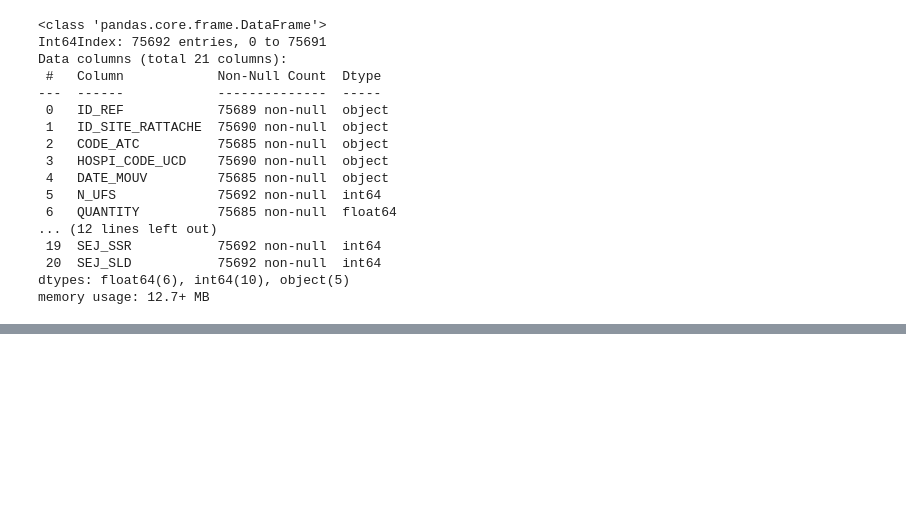
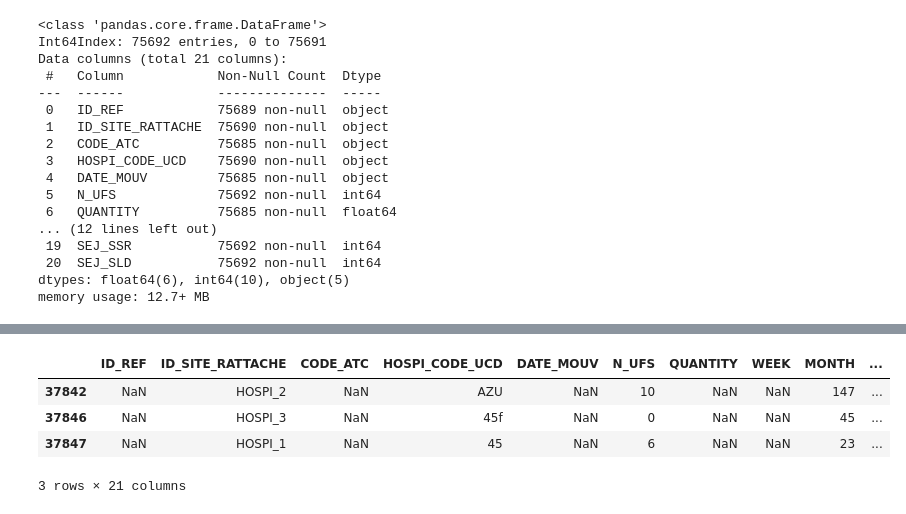
Before and after one commit to douglasmmachado/MedicineConsumption, a Jupyter notebook: Exploratory_Data_Analysis.ipynb, the cells around one changed output, grey strips where cells are left out. Cells and saved outputs as stored; diff of their text form; code cells hidden in the pictures; blank space fills up the shorter version.

```diff
--- a/Exploratory_Data_Analysis.ipynb
+++ b/Exploratory_Data_Analysis.ipynb
@@ -89 +97,4 @@ Warning: Total number of columns (21) exceeds max_columns (20) limiting to first
+# %%
+#Drop duplicates
+df = df.drop_duplicates()
 # %% [markdown]
@@ -122,0 +142,8 @@ non_null = df.HOSPI_CODE_UCD.count()
+# %%
+df[df['ID_REF'].isna()]
+# %% [output]
+|  | ID_REF | ID_SITE_RATTACHE | CODE_ATC | HOSPI_CODE_UCD | DATE_MOUV | N_UFS | QUANTITY | WEEK | MONTH | ... |
+| 37842 | NaN | HOSPI_2 | NaN | AZU | NaN | 10 | NaN | NaN | 147 | ... |
+| 37846 | NaN | HOSPI_3 | NaN | 45f | NaN | 0 | NaN | NaN | 45 | ... |
+| 37847 | NaN | HOSPI_1 | NaN | 45 | NaN | 6 | NaN | NaN | 23 | ... |
+3 rows × 21 columns
```
Also changed, not shown: parts of 24 cells of this notebook.
